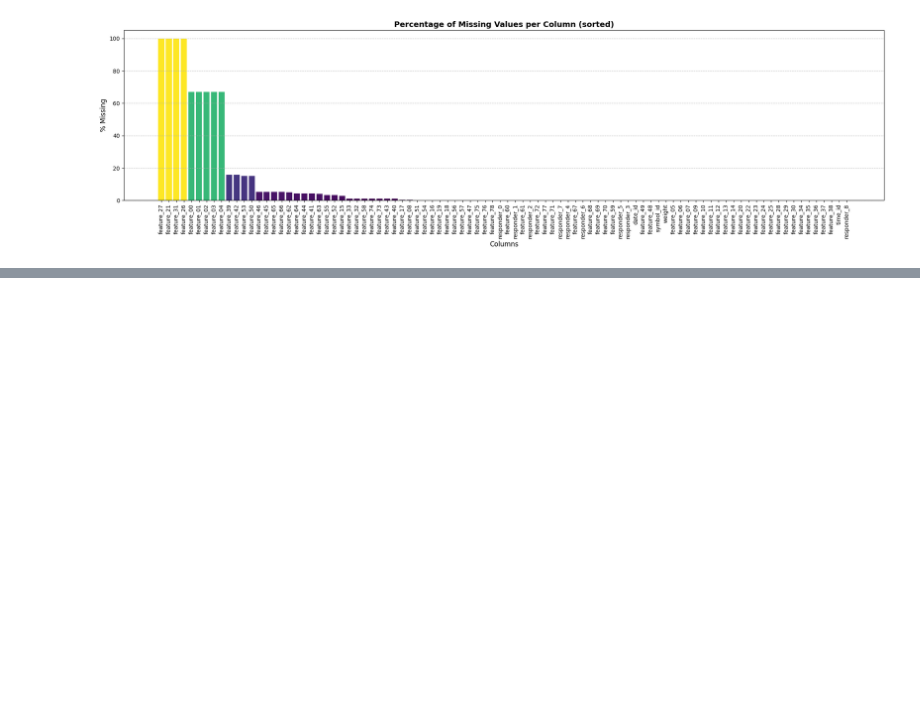
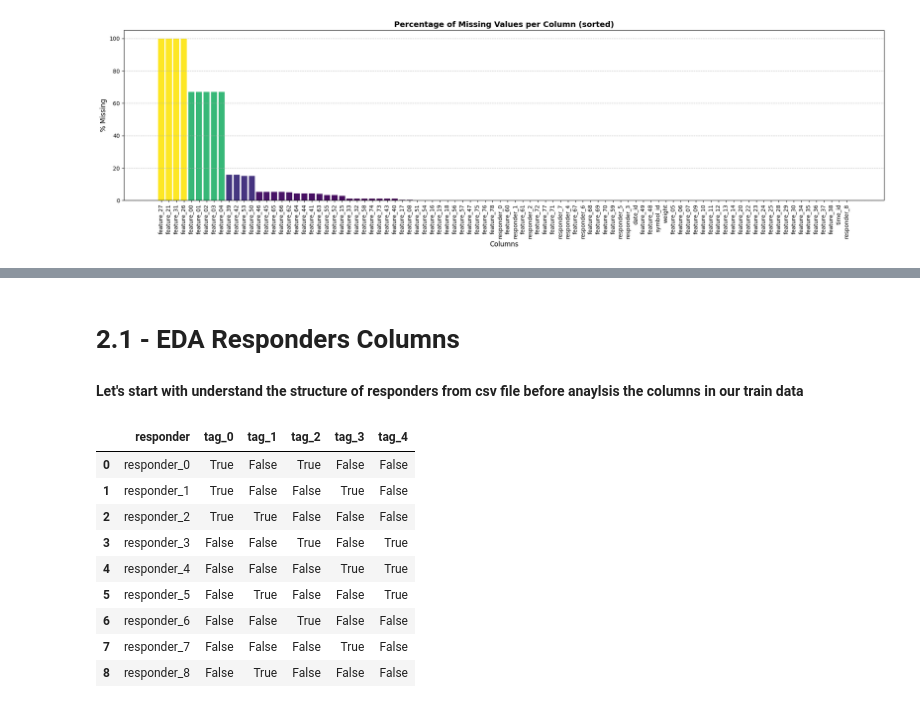
Before and after one commit to MohamedZakariaaFouda/Jane_Street_Competition, a Jupyter notebook: notebooks/end-to-end-data-science-life-cycle.ipynb, the cells around one changed output, grey strips where cells are left out. Saved outputs shown, nothing was run; the diff lists cells and outputs as text; code cells hidden in the pictures; blank space fills up the shorter version.

```diff
--- a/notebooks/end-to-end-data-science-life-cycle.ipynb
+++ b/notebooks/end-to-end-data-science-life-cycle.ipynb
@@ -149,0 +168,18 @@ plt.show()
+# %% [markdown]
+#  2.1 - EDA Responders Columns
+# %% [markdown]
+**Let's start with understand the structure of responders from csv file before anaylsis the columns in our train data**
+# %%
+resp_structure = pd.read_csv("/kaggle/input/jane-street-real-time-market-data-forecasting/responders.csv")
+resp_structure
+# %% [output]
+|  | responder | tag_0 | tag_1 | tag_2 | tag_3 | tag_4 |
+| 0 | responder_0 | True | False | True | False | False |
+| 1 | responder_1 | True | False | False | True | False |
+| 2 | responder_2 | True | True | False | False | False |
+| 3 | responder_3 | False | False | True | False | True |
+| 4 | responder_4 | False | False | False | True | True |
+| 5 | responder_5 | False | True | False | False | True |
+| 6 | responder_6 | False | False | True | False | False |
+| 7 | responder_7 | False | False | False | True | False |
+| 8 | responder_8 | False | True | False | False | False |
```
Also changed, not shown: parts of 7 cells of this notebook.
